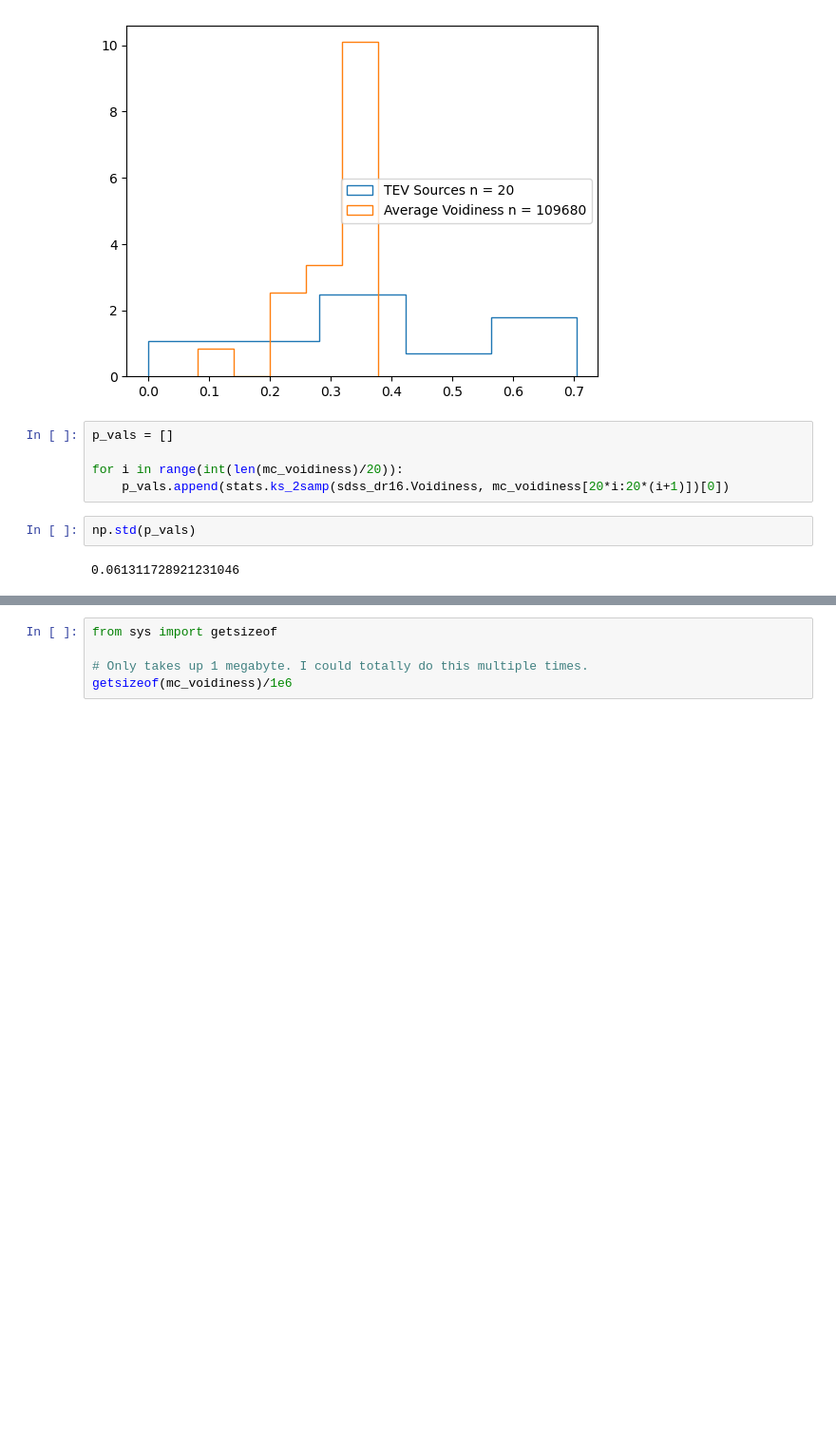
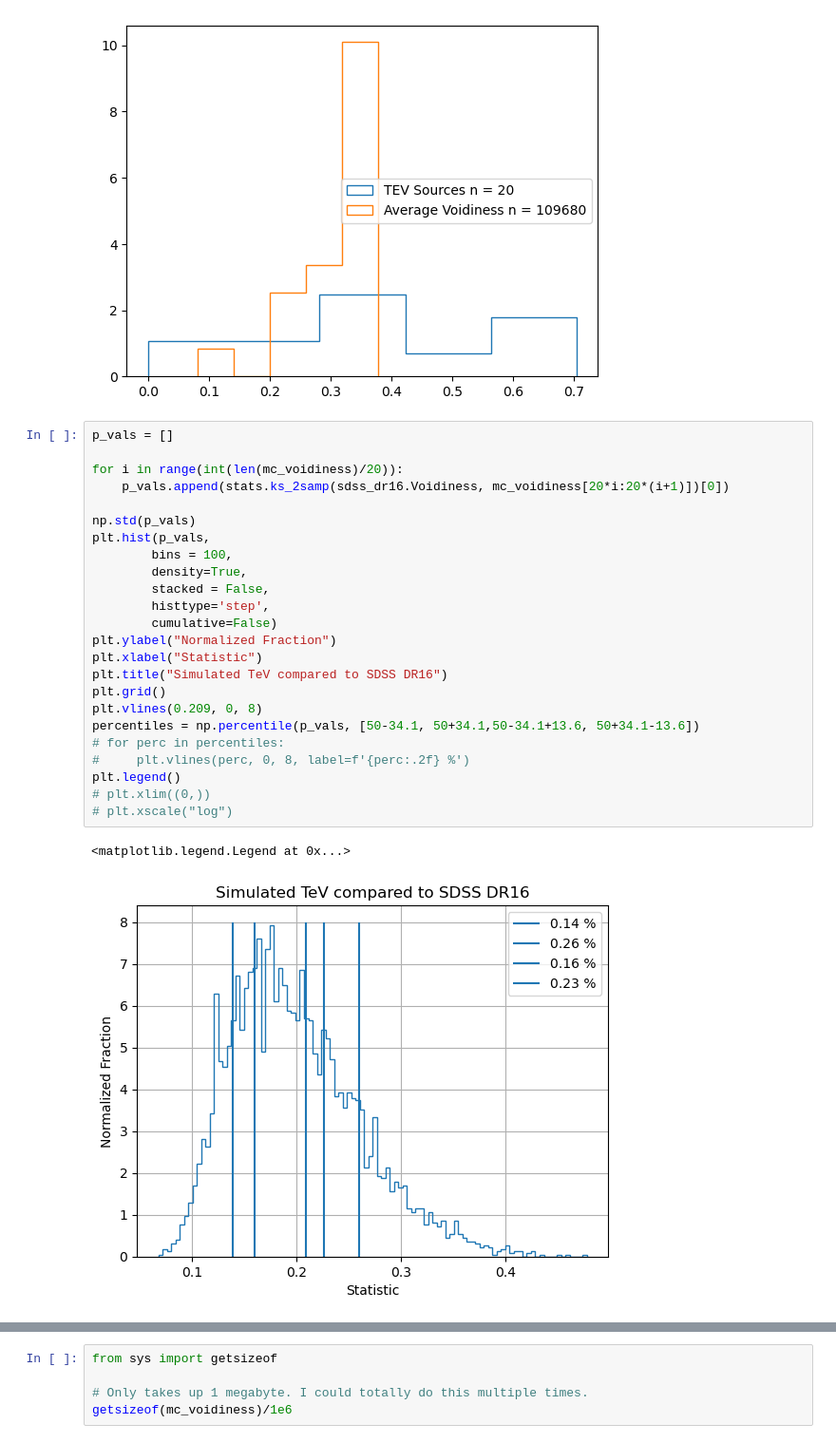
Before and after one commit to Cranberry-Juice/GRS-V, a Jupyter notebook: stat_test.ipynb, the cells around one changed output, grey strips where cells are left out. Shown at 95% size. Saved outputs shown, nothing was run; the diff lists cells and outputs as text; blank space fills up the shorter version.

```diff
--- a/stat_test.ipynb
+++ b/stat_test.ipynb
@@ -218,13 +229,31 @@ plt.legend()
 # %% [output]
 <matplotlib.legend.Legend at 0x...>
 [figure]
-# %%
-p_vals = []
-
-for i in range(int(len(mc_voidiness)/20)):
-    p_vals.append(stats.ks_2samp(sdss_dr16.Voidiness, mc_voidiness[20*i:20*(i+1)])[0])
-# %%
-np.std(p_vals)
-# %% [output]
-0.061311728921231046
+# %%
+p_vals = []
+
+for i in range(int(len(mc_voidiness)/20)):
+    p_vals.append(stats.ks_2samp(sdss_dr16.Voidiness, mc_voidiness[20*i:20*(i+1)])[0])
+
+np.std(p_vals)
+plt.hist(p_vals,
+        bins = 100,
+        density=True,
+        stacked = False,
+        histtype='step',
+        cumulative=False)
+plt.ylabel("Normalized Fraction")
+plt.xlabel("Statistic")
+plt.title("Simulated TeV compared to SDSS DR16")
+plt.grid()
+plt.vlines(0.209, 0, 8)
+percentiles = np.percentile(p_vals, [50-34.1, 50+34.1,50-34.1+13.6, 50+34.1-13.6])
+# for perc in percentiles:
+#     plt.vlines(perc, 0, 8, label=f'{perc:.2f} %')
+plt.legend()
+# plt.xlim((0,))
+# plt.xscale("log")
+# %% [output]
+<matplotlib.legend.Legend at 0x...>
+[figure, added]
 # %%
```
Also changed, not shown: parts of 6 cells of this notebook.
